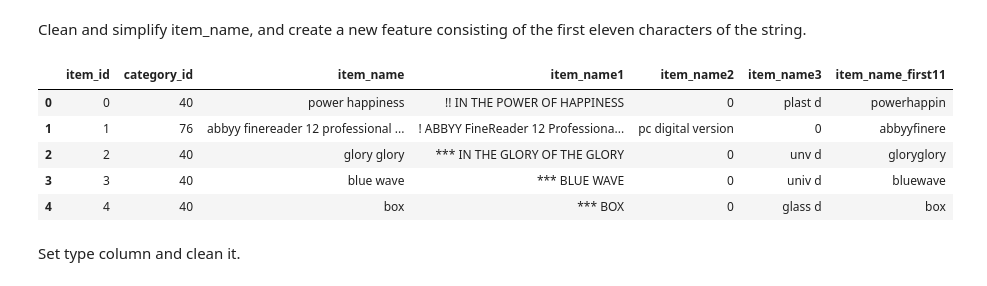
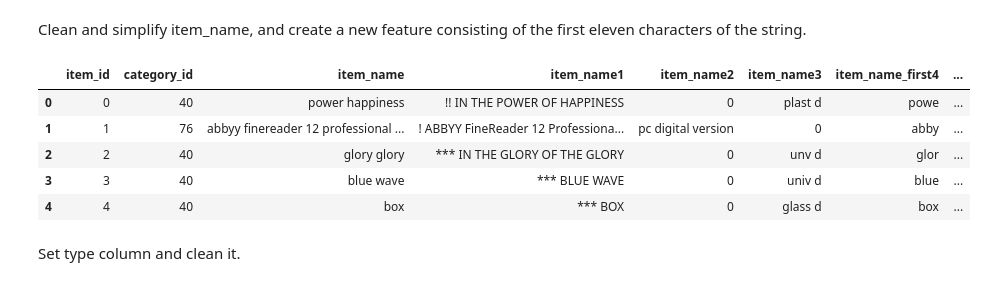
Before and after one commit to MarcusAlexanderC/Kaggle_Predict_Future_Sales, a Jupyter notebook: 1_data_prep.ipynb, the cells around one changed output. Drawn from its saved outputs; the diff is of its cells as text; code cells hidden in the pictures.

```diff
--- a/1_data_prep.ipynb
+++ b/1_data_prep.ipynb
@@ -294,28 +300,31 @@ Clean and simplify item_name, and create a new feature consisting of the first e
 # %%
 items["item_name"] = items["item_name"].apply(lambda x: name_correction(x))
 
 for i in [r'[^\w\d\s\.]', r'\bthe\b', r'\bin\b', r'\bis\b', r'\bfor\b', r'\bof\b', r'\bon\b', r'\band\b',r'\bto\b',
           r'\bwith\b' , r'\byo\b']:
     items['item_name'] = items['item_name'].str.replace(i, ' ', regex = True)
 
 items['item_name'] = items['item_name'].str.replace(r'\b.\b', ' ', regex = True)
 
 items['item_name_no_space'] = items['item_name'].str.replace(' ', '')
 
+
+items['item_name_first4'] = [x[:4] for x in items['item_name_no_space']]
+
+items['item_name_first6'] = [x[:6] for x in items['item_name_no_space']]
+
 items['item_name_first11'] = [x[:11] for x in items['item_name_no_space']]
-
-#items['item_name_first11'] = OrdinalEncoder().fit_transform(items['item_name_first11'].values.reshape(-1, 1))
 
 del items['item_name_no_space']
 
 items.head()
 # %% [output]
-|  | item_id | category_id | item_name | item_name1 | item_name2 | item_name3 | item_name_first11 |
-| 0 | 0 | 40 | power happiness | !! IN THE POWER OF HAPPINESS | 0 | plast d | powerhappin |
-| 1 | 1 | 76 | abbyy finereader 12 professional ... | ! ABBYY FineReader 12 Professiona... | pc digital version | 0 | abbyyfinere |
-| 2 | 2 | 40 | glory glory | *** IN THE GLORY OF THE GLORY | 0 | unv d | gloryglory |
-| 3 | 3 | 40 | blue wave | *** BLUE WAVE | 0 | univ d | bluewave |
-| 4 | 4 | 40 | box | *** BOX | 0 | glass d | box |
+|  | item_id | category_id | item_name | item_name1 | item_name2 | item_name3 | item_name_first4 | ... |
+| 0 | 0 | 40 | power happiness | !! IN THE POWER OF HAPPINESS | 0 | plast d | powe | ... |
+| 1 | 1 | 76 | abbyy finereader 12 professional ... | ! ABBYY FineReader 12 Professiona... | pc digital version | 0 | abby | ... |
+| 2 | 2 | 40 | glory glory | *** IN THE GLORY OF THE GLORY | 0 | unv d | glor | ... |
+| 3 | 3 | 40 | blue wave | *** BLUE WAVE | 0 | univ d | blue | ... |
+| 4 | 4 | 40 | box | *** BOX | 0 | glass d | box | ... |
 # %% [markdown]
 Set type column and clean it.
 # %%
```
Also changed, not shown: parts of 103 cells of this notebook, 2 other files.
